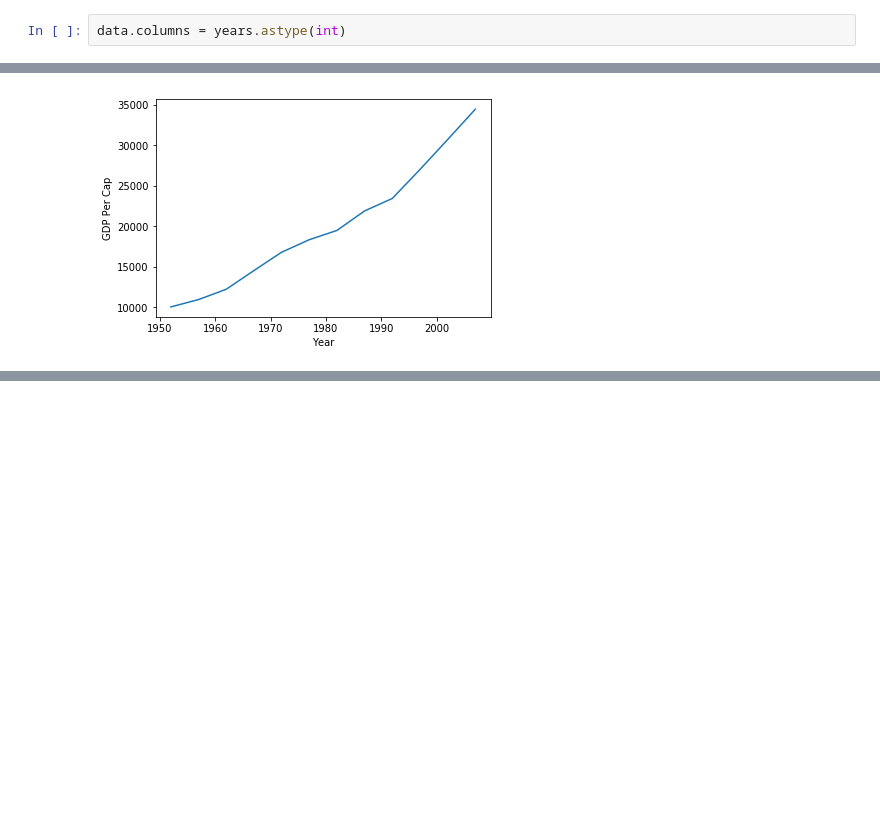
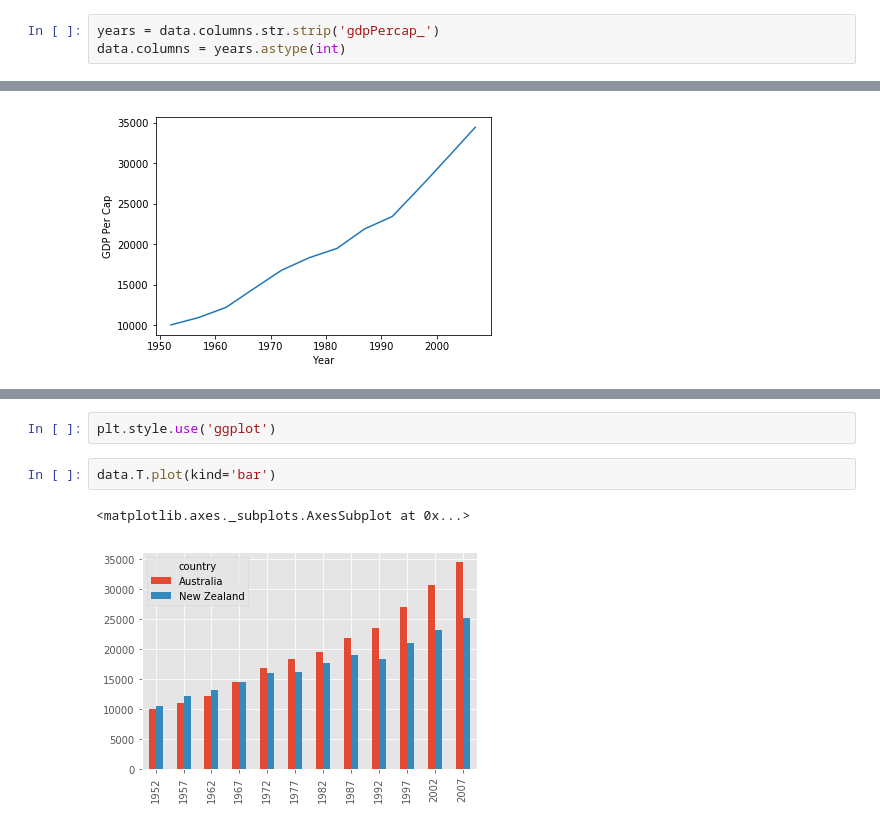
Before and after one commit to engineeringjoy/Python-Day2, a Jupyter notebook: code/Day2_code.ipynb, the cells around one changed output, grey strips where cells are left out. Saved outputs shown, nothing was run; the diff lists cells and outputs as text; blank space fills up the shorter version.

Commit message:
added new figure

```diff
--- a/code/Day2_code.ipynb
+++ b/code/Day2_code.ipynb
@@ -41,6 +41,7 @@ data = pd.read_csv('../data/gapminder_gdp_oceania.csv',index_col ='country')
 # %%
 years = data.columns.str.strip('gdpPercap_')
 # %%
+years = data.columns.str.strip('gdpPercap_')
 data.columns = years.astype(int)
 # %%
 data.loc['Australia'].plot()
@@ -55,0 +60,7 @@ plt.ylabel('GDP Per Cap')
+# %%
+plt.style.use('ggplot')
+# %%
+data.T.plot(kind='bar')
+# %% [output]
+<matplotlib.axes._subplots.AxesSubplot at 0x...>
+[figure, added]
```
Also changed, not shown: parts of 9 cells of this notebook.
